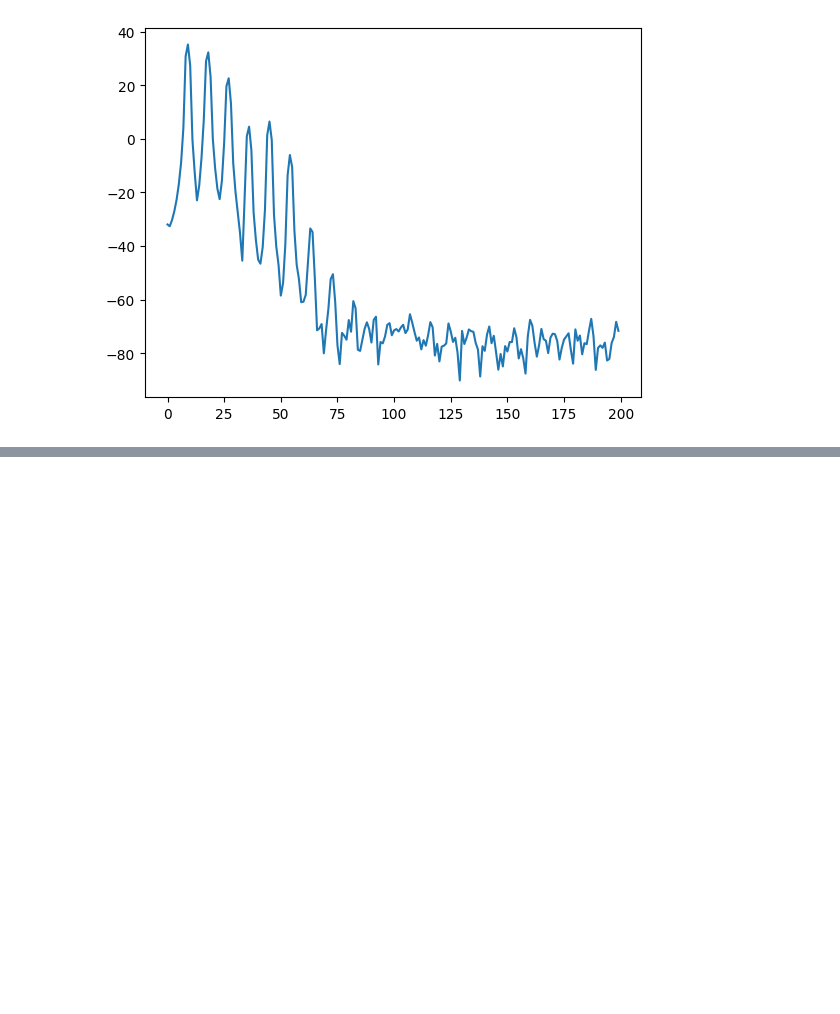
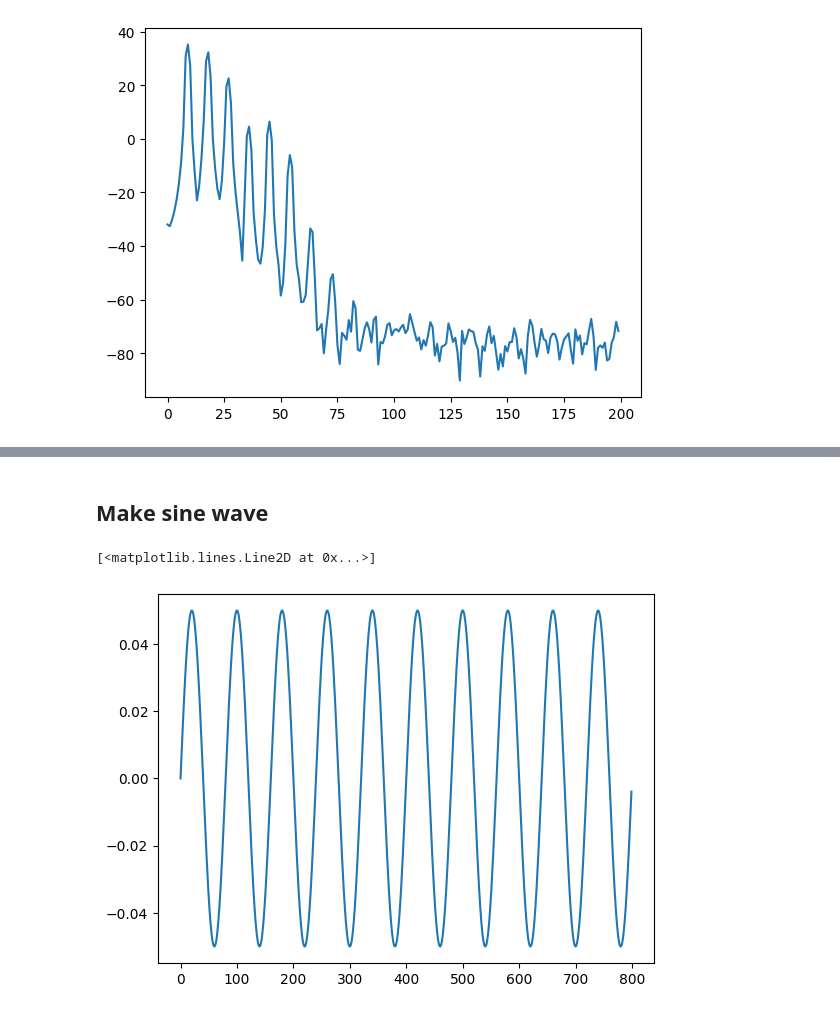
Before and after one commit to jdasam/ant5015, a Jupyter notebook: notebooks/3rd_week_note_classification.ipynb, the cells around one changed output, grey strips where cells are left out. Cells and saved outputs as stored; diff of their text form; code cells hidden in the pictures; blank space fills up the shorter version.

```diff
--- a/notebooks/3rd_week_note_classification.ipynb
+++ b/notebooks/3rd_week_note_classification.ipynb
@@ -167,0 +206,32 @@ spec.shape, mel_scale.fb.shape, mel_spec.shape
+# %% [markdown]
+## Make sine wave
+# %%
+from math import pi
+
+freq = 200
+sampling_rate = 16000
+dur=4
+def make_sine_wave(freq, sampling_rate, dur=4):
+  total_duration_in_sample = sampling_rate * dur
+  time_in_sec = torch.arange(total_duration_in_sample) / sampling_rate
+  time_in_sec
+
+  # 1 period of angle = 2 * pi
+  # 220 period of angle = 2 * pi * 220 / sec
+
+  angular_speed =  2 * pi * freq  # angle / sec
+
+  accumulated_angle = time_in_sec * angular_speed  # 거리 = 속도 x 시간
+  sine_wave = torch.sin(accumulated_angle) / 20
+  return sine_wave
+
+sine_wave = make_sine_wave(freq, sampling_rate)
+plt.plot(sine_wave[:800])
+
+# 800 이 0.05초에 해당한다면
+# 800 샘플 동안 11번 진동하면 우리가 듣는 주파수: 11 / 0.05 = 11 * 20 = 220
+# 800 이 0.1초에 해당한다면 ~= sampling rate = 8000
+# 11 / 0.1 = 11 * 10 = 110
+# %% [output]
+[<matplotlib.lines.Line2D at 0x...>]
+[figure, added]
```
Also changed, not shown: parts of 17 cells of this notebook.
